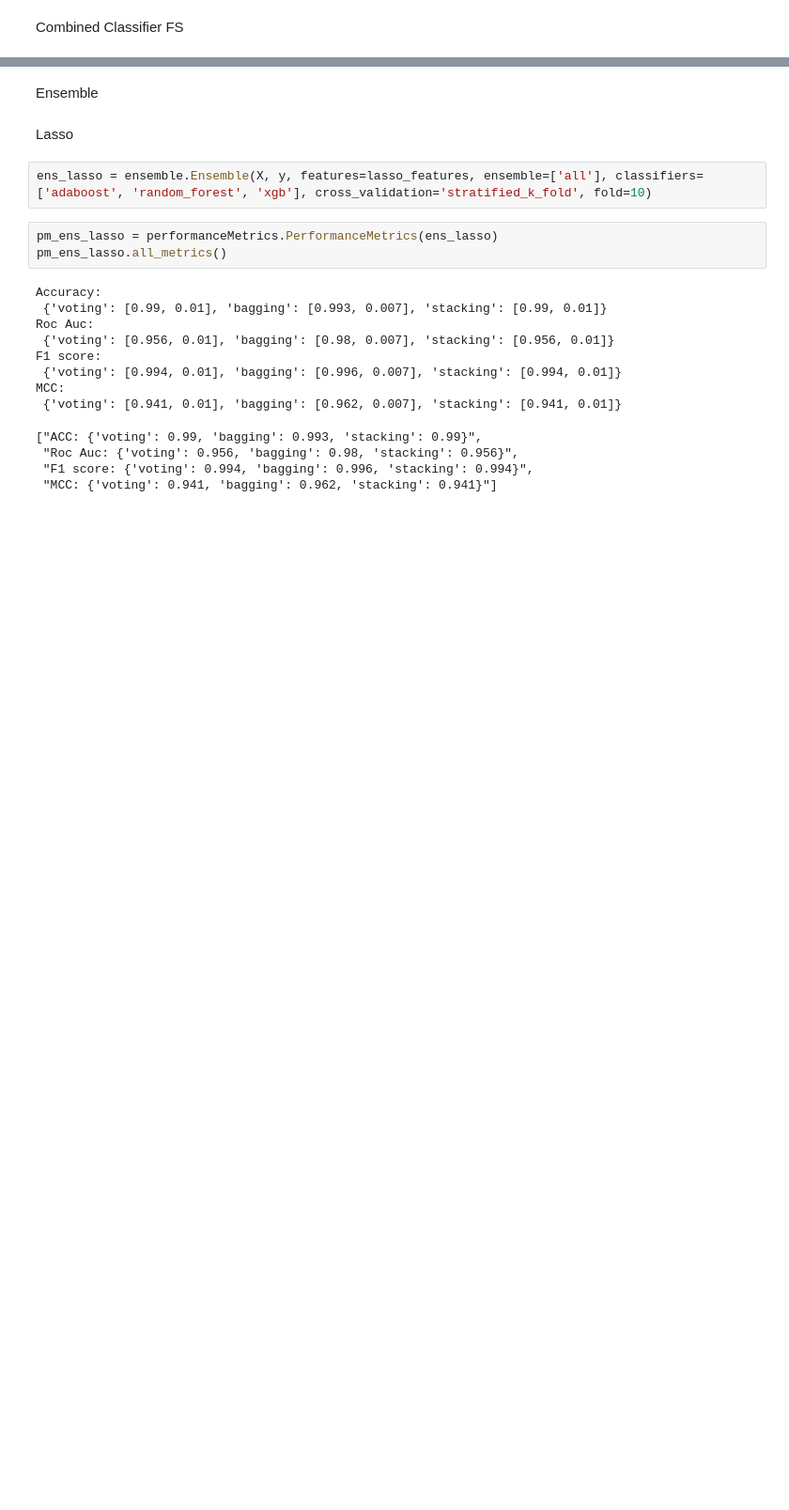
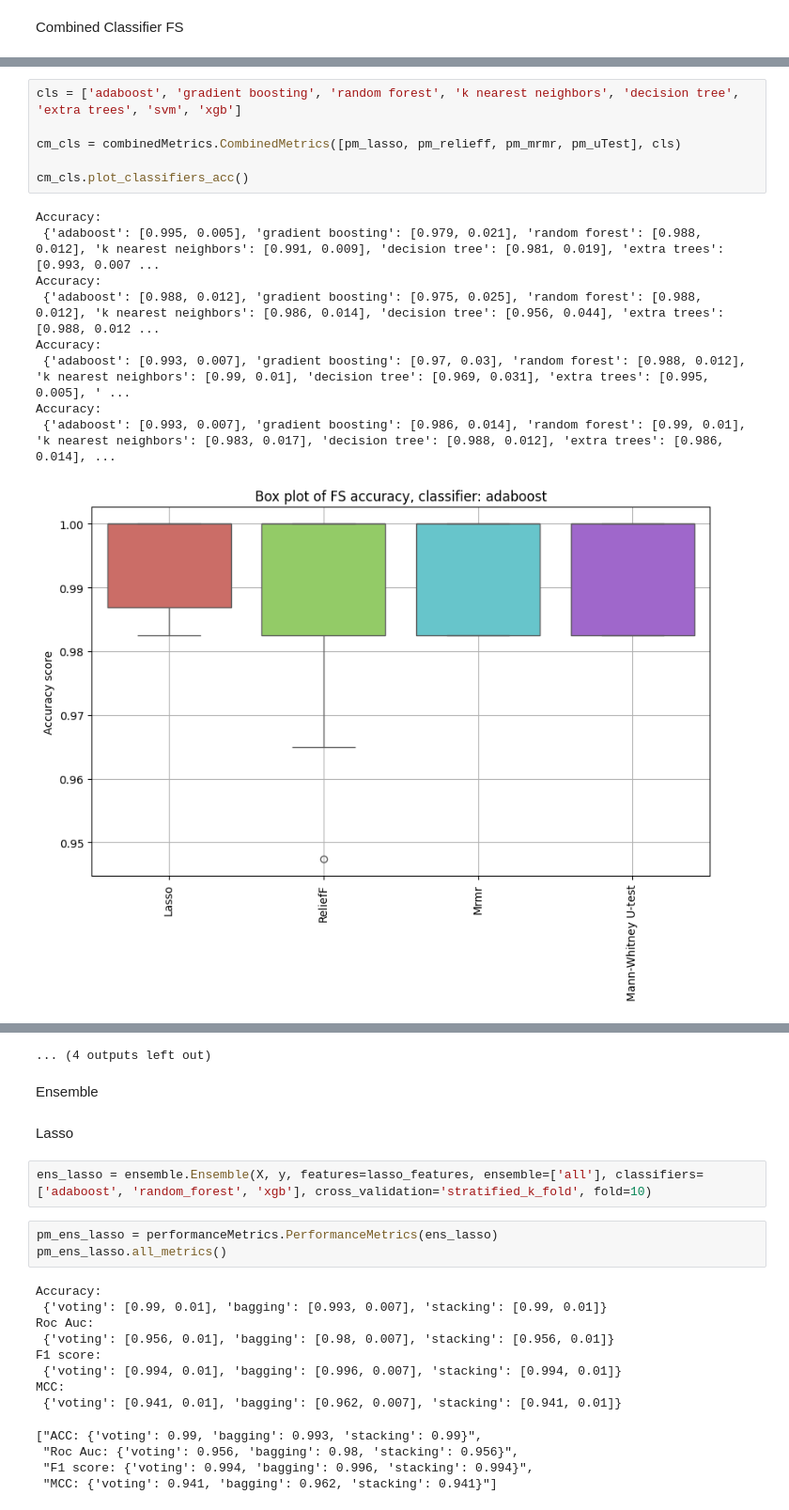
Before and after one commit to Szymqn/GlioClass, a Jupyter notebook: example_model.ipynb, the cells around one changed output, grey strips where cells are left out. Shown at 94% size. Drawn from its saved outputs; the diff is of its cells as text; blank space fills up the shorter version.

Commit message:
Added class of combined metrics

```diff
--- a/example_model.ipynb
+++ b/example_model.ipynb
@@ -363,0 +279,16 @@ Accuracy:
+# %%
+cls = ['adaboost', 'gradient boosting', 'random forest', 'k nearest neighbors', 'decision tree', 'extra trees', 'svm', 'xgb']
+
+cm_cls = combinedMetrics.CombinedMetrics([pm_lasso, pm_relieff, pm_mrmr, pm_uTest], cls)
+
+cm_cls.plot_classifiers_acc()
+# %% [output]
+Accuracy:
+ {'adaboost': [0.995, 0.005], 'gradient boosting': [0.979, 0.021], 'random forest': [0.988, 0.012], 'k nearest neighbors': [0.991, 0.009], 'decision tree': [0.981, 0.019], 'extra trees': [0.993, 0.007 ...
+Accuracy:
+ {'adaboost': [0.988, 0.012], 'gradient boosting': [0.975, 0.025], 'random forest': [0.988, 0.012], 'k nearest neighbors': [0.986, 0.014], 'decision tree': [0.956, 0.044], 'extra trees': [0.988, 0.012 ...
+Accuracy:
+ {'adaboost': [0.993, 0.007], 'gradient boosting': [0.97, 0.03], 'random forest': [0.988, 0.012], 'k nearest neighbors': [0.99, 0.01], 'decision tree': [0.969, 0.031], 'extra trees': [0.995, 0.005], ' ...
+Accuracy:
+ {'adaboost': [0.993, 0.007], 'gradient boosting': [0.986, 0.014], 'random forest': [0.99, 0.01], 'k nearest neighbors': [0.983, 0.017], 'decision tree': [0.988, 0.012], 'extra trees': [0.986, 0.014], ...
+[figure, added]
@@ -364,3 +340,4 @@ Accuracy:
+... (4 outputs left out)
 # %% [markdown]
 Ensemble
 # %% [markdown]
```
Also changed, not shown: parts of 23 cells of this notebook, 1 other file.
